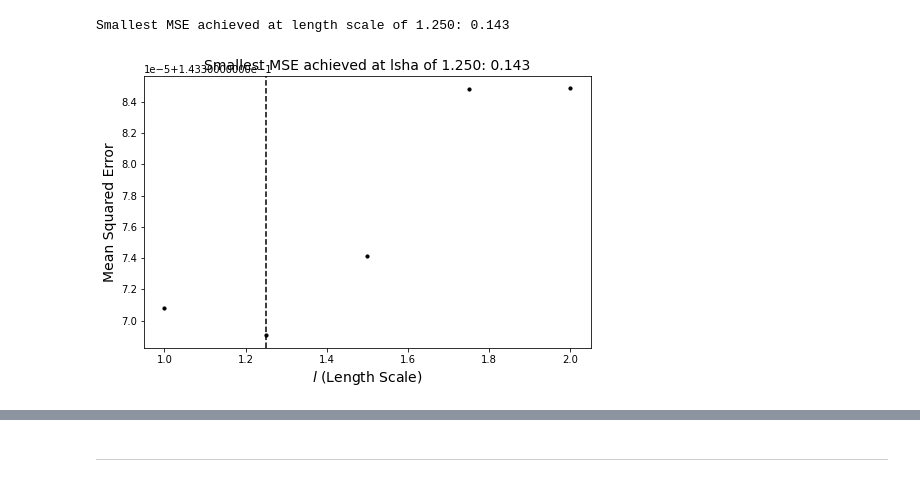
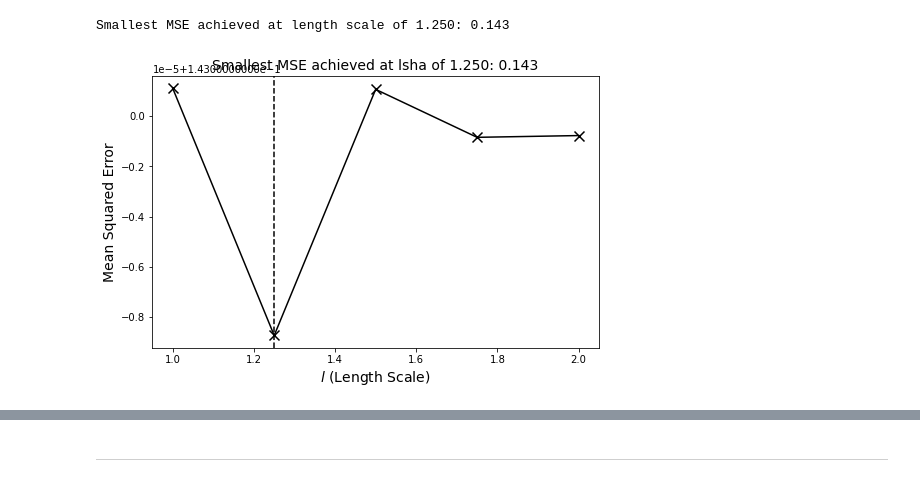
Before and after one commit to zhiyzuo/IS6400-Regression, a Jupyter notebook: Week-6-Regresion/IS6400-2122B-CityU-IS-Week-6-Regression-Solution.ipynb, the cells around one changed output, grey strips where cells are left out. Saved outputs shown, nothing was run; the diff lists cells and outputs as text; code cells hidden in the pictures.

```diff
--- a/Week-6-Regresion/IS6400-2122B-CityU-IS-Week-6-Regression-Solution.ipynb
+++ b/Week-6-Regresion/IS6400-2122B-CityU-IS-Week-6-Regression-Solution.ipynb
@@ -307,18 +318,18 @@ Smallest MSE achieved at length scale of 1.250: 0.143
 # %%
 fig, ax = plt.subplots(figsize=[8, 5])
 ax.set_ylabel('Mean Squared Error',
               size=14)
 ax.set_xlabel('$l$ (Length Scale)',
               size=14)
 ax.axvline(x=mse_mean_smallest_ls,
            ls='--', color='k')
 ax.set_title('Smallest MSE achieved at lsha of %.3f: %.3f'%(mse_mean_smallest_ls,
                                                              mse_mean_smallest_min),
              fontsize=14)
-_ = ax.scatter(ls_candidates, mse_mean_list,
-               marker='.', color='k', s=40)
+_ = ax.plot(ls_candidates, mse_mean_list, color='k')
+_ = ax.scatter(ls_candidates, mse_mean_list, color='k', marker='x', s=100)
 # %% [output]
-[figure, old version]
+[figure, new version]
 # %%
 l_kernel = SK_GP.kernels.RBF(length_scale=mse_mean_smallest_ls)
 l_kernel += SK_GP.kernels.WhiteKernel()
```
Also changed, not shown: parts of 12 cells of this notebook, 1 other file.
